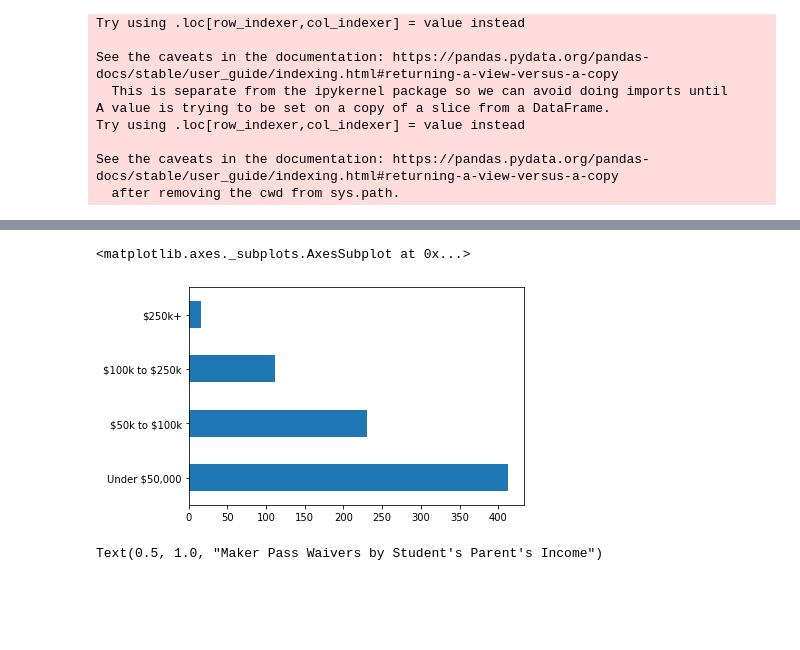
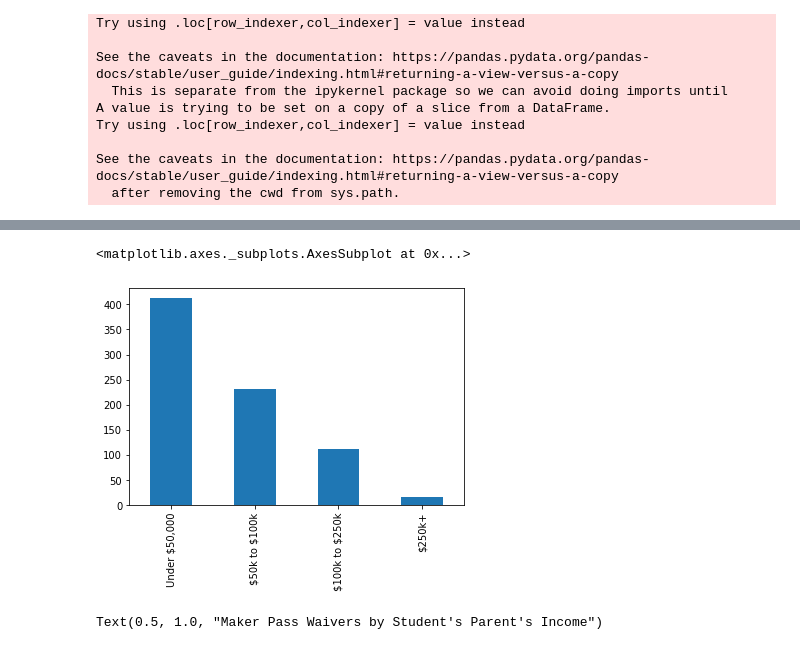
Before and after one commit to PaulDTP/Berkeley_Jacobs, a Jupyter notebook: income.ipynb, the cells around one changed output, grey strips where cells are left out. Saved outputs shown, nothing was run; the diff lists cells and outputs as text; code cells hidden in the pictures; blank space fills up the shorter version.

```diff
--- a/income.ipynb
+++ b/income.ipynb
@@ -13,10 +13,10 @@ import matplotlib.pyplot as plt
 %store -r waivers
 %store -r beeps
 # %%
-jacobs = jacobs.loc[jacobs['ppsk'] != 'MISSING']
-jacobs['ppsk'] = jacobs['ppsk'].astype(int)
+cleaned_jacobs = jacobs.loc[jacobs['ppsk'] != 'MISSING']
+cleaned_jacobs['ppsk'] = cleaned_jacobs.loc[:, 'ppsk'].astype(int)
 waivers = waivers.loc[waivers['ppsk'] != 'MISSING']
-waivers['ppsk'] = waivers['ppsk'].astype(int)
+waivers['ppsk'] = waivers.loc[:,'ppsk'].astype(int)
 # %% [output]
 A value is trying to be set on a copy of a slice from a DataFrame.
 Try using .loc[row_indexer,col_indexer] = value instead
@@ -29,6 +29,6 @@ Try using .loc[row_indexer,col_indexer] = value instead
 See the caveats in the documentation: https://pandas.pydata.org/pandas-docs/stable/user_guide/indexing.html#returning-a-view-versus-a-copy
   after removing the cwd from sys.path.
 # %%
-parent_income = jacobs[jacobs['ppsk'].isin(stem_paths[~stem_paths['income.parent'].isna()]['ppsk'])].merge(stem_paths[['income.parent','ppsk']], on='ppsk')
+parent_income = cleaned_jacobs[cleaned_jacobs['ppsk'].isin(stem_paths[~stem_paths['income.parent'].isna()]['ppsk'])].merge(stem_paths[['income.parent','ppsk']], on='ppsk')
 parent_income = parent_income.merge(waivers[['ppsk','Full Waiver', 'Partial Waiver', 'Partial Exception']],on='ppsk',how='inner')
 # %%
@@ -116,7 +100,7 @@ Try using .loc[row_indexer,col_indexer] = value instead
 See the caveats in the documentation: https://pandas.pydata.org/pandas-docs/stable/user_guide/indexing.html#returning-a-view-versus-a-copy
   after removing the cwd from sys.path.
 # %%
-test = pd.DataFrame(
+data = pd.DataFrame(
     index=['Under $50,000', '$50k to \$100k', '$100k to \$250k', '$250k+'],
     data = [
         graphing['Under 50,000'].sum(),
@@ -134,7 +109,0 @@ test
-# %%
-data = pd.DataFrame({
-    'Under 50,000': [graphing['Under 50,000'].sum()],
-    '50k to 100k': [graphing['50k to 100k'].sum()],
-    '100k to 250k': [graphing['100k to 250k'].sum()],
-    '250k+': [graphing['250k+'].sum()]
-    })
@@ -146,8 +118,8 @@ dtype: int64
 # %%
-test.plot(kind='barh',legend=False)
+data.plot(kind='bar', stacked=True, legend=False)
 #graphing.groupby(['Under 50,000', '50k to 100k', '100k to 250k', '250k+']).count().unstack().fillna(0)['ppsk'].plot()
 # %% [output]
 <matplotlib.axes._subplots.AxesSubplot at 0x...>
-[figure, old version]
+[figure, new version]
 # %%
 plt.figure(figsize = (10,8))
```
Also changed, not shown: parts of 7 cells of this notebook, 2 other files.
